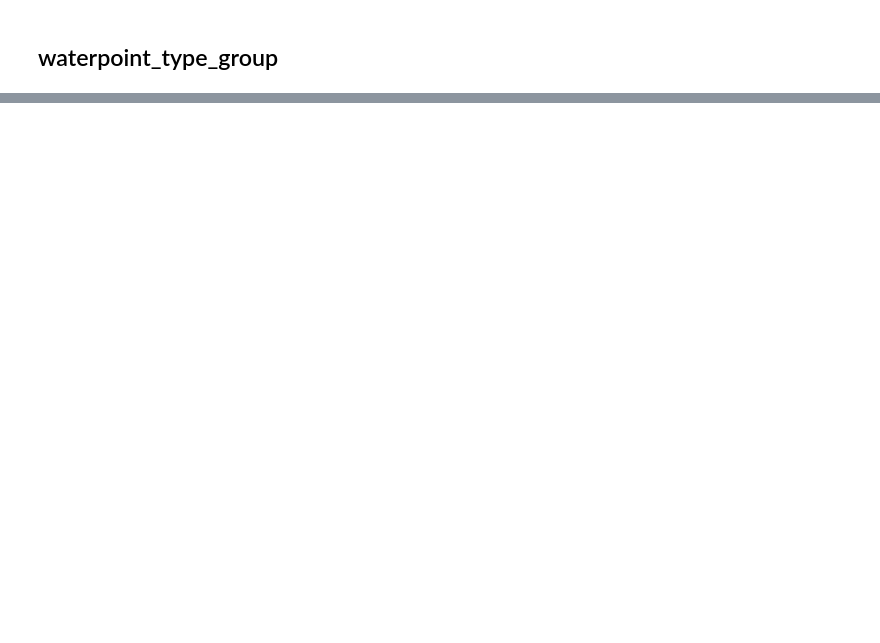
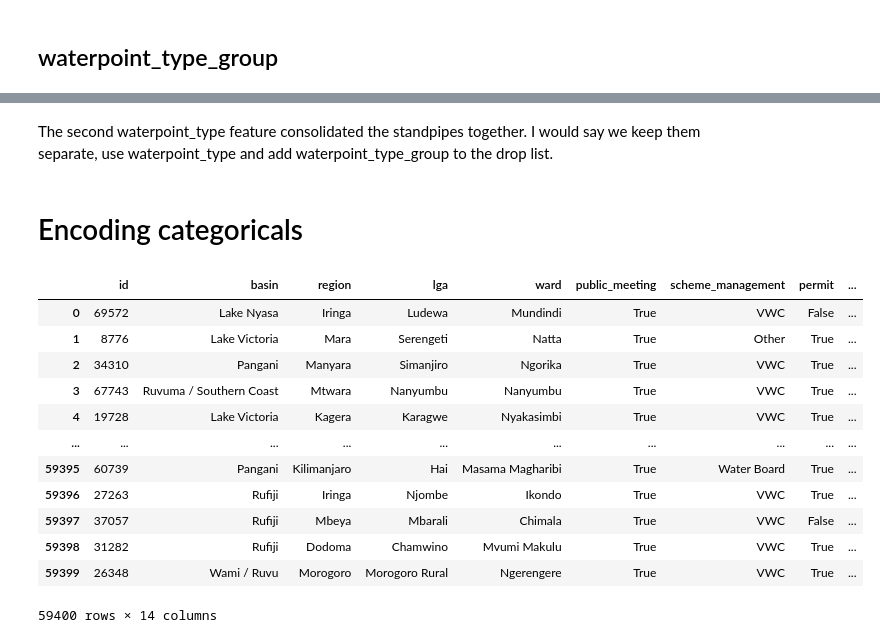
Before and after one commit to brtracy/phase_3_project, a Jupyter notebook: EDA.ipynb, the cells around one changed output, grey strips where cells are left out. Cells and saved outputs as stored; diff of their text form; code cells hidden in the pictures; blank space fills up the shorter version.

Commit message:
finished eda
still deciding how to encode before modeling

```diff
--- a/EDA.ipynb
+++ b/EDA.ipynb
@@ -1588,2 +1923,4 @@ extraction_type_df
+# %%
+drop_list.append('quantity_group')
 # %% [markdown]
 ## source
@@ -1594,2 +1996,4 @@ extraction_type_df
+# %%
+drop_list.extend(['source', 'source_class'])
 # %% [markdown]
 ## waterpoint_type
@@ -1597,0 +2043,27 @@ extraction_type_df
+# %% [markdown]
+The second waterpoint_type feature consolidated the standpipes together. I would say we keep them separate, use waterpoint_type and add waterpoint_type_group to the drop list.
+# %%
+drop_list.append('waterpoint_type_group')
+# %% [markdown]
+# Encoding categoricals
+# %%
+raw_cat_df = cat_df.drop(drop_list, axis=1)
+
+# we also need to drop the target from this dataframe to encode it all
+raw_cat_df.drop('target', axis=1, inplace=True)
+# %%
+raw_cat_df
+# %% [output]
+|  | id | basin | region | lga | ward | public_meeting | scheme_management | permit | ... |
+| 0 | 69572 | Lake Nyasa | Iringa | Ludewa | Mundindi | True | VWC | False | ... |
+| 1 | 8776 | Lake Victoria | Mara | Serengeti | Natta | True | Other | True | ... |
+| 2 | 34310 | Pangani | Manyara | Simanjiro | Ngorika | True | VWC | True | ... |
+| 3 | 67743 | Ruvuma / Southern Coast | Mtwara | Nanyumbu | Nanyumbu | True | VWC | True | ... |
+| 4 | 19728 | Lake Victoria | Kagera | Karagwe | Nyakasimbi | True | VWC | True | ... |
+| ... | ... | ... | ... | ... | ... | ... | ... | ... | ... |
+| 59395 | 60739 | Pangani | Kilimanjaro | Hai | Masama Magharibi | True | Water Board | True | ... |
+| 59396 | 27263 | Rufiji | Iringa | Njombe | Ikondo | True | VWC | True | ... |
+| 59397 | 37057 | Rufiji | Mbeya | Mbarali | Chimala | True | VWC | False | ... |
+| 59398 | 31282 | Rufiji | Dodoma | Chamwino | Mvumi Makulu | True | VWC | True | ... |
+| 59399 | 26348 | Wami / Ruvu | Morogoro | Morogoro Rural | Ngerengere | True | VWC | True | ... |
+59400 rows × 14 columns
```
Also changed, not shown: parts of 80 cells of this notebook.
